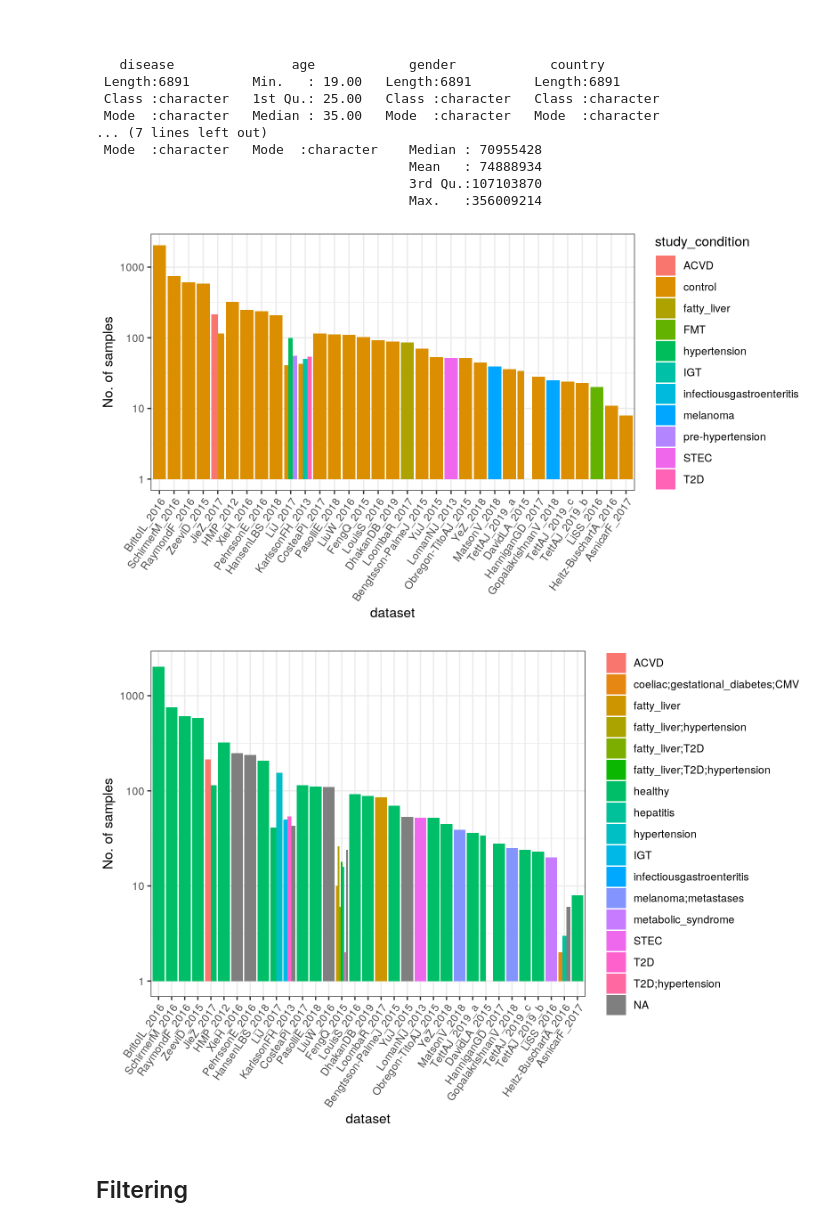
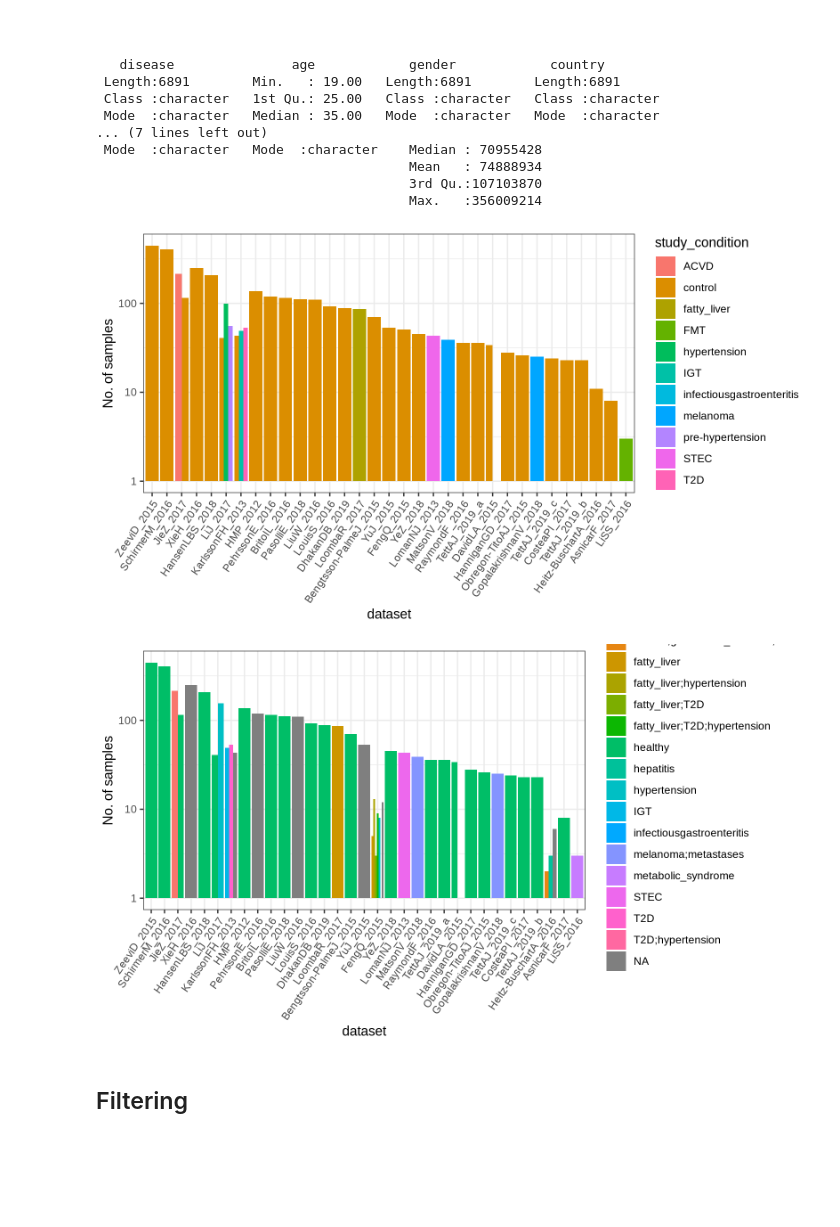
Before and after one commit to leylabmpi/global_metagenome_diversity, a Jupyter notebook: ipynb/01_data_explore/01_metadata_summary.ipynb, the cells around one changed output. Cells and saved outputs as stored; diff of their text form; code cells hidden in the pictures; blank space fills up the shorter version.

```diff
--- a/ipynb/01_data_explore/01_metadata_summary.ipynb
+++ b/ipynb/01_data_explore/01_metadata_summary.ipynb
@@ -9,16 +9,18 @@
 # Var
 # %%
 # base directory
-base_dir = '/ebio/abt3_projects/small_projects/nyoungblut/public_data_retireval/'
+base_dir = '/ebio/abt3_projects2/global_metagenome_diversity/data/public_data_retireval/'
+#base_dir = '/ebio/abt3_projects/small_projects/nyoungblut/public_data_retireval/'
 # output directory
-out_dir = '/ebio/abt3_projects/databases_no-backup/curatedMetagenomicData/global_metagenomes/diversity/'
+out_dir = '/ebio/abt3_projects2/global_metagenome_diversity/data/'
+#out_dir = '/ebio/abt3_projects/databases_no-backup/curatedMetagenomicData/global_metagenomes/diversity/'
 # metadata
 metadata_file = file.path(base_dir, 'CurMetDat-metagenomes', 'files', 'metadata', 'Filtered_CurMetDat.tsv')
 # samples
 sample_file_dir = file.path(base_dir, 'CurMetDat-metagenomes', 'files', 'sample_files')
 
 # params
-threads = 16
+threads = 8
 # %% [markdown]
 # Init
 # %%
@@ -84,7 +68,7 @@ samples = sample_files %>%
     files_to_list(0) %>%
     lapply(Fread) %>%
     data.table::rbindlist(use.names=TRUE, idcol='dataset') %>%
-    dt_mutate(dataset = gsub('^[0-9]+_(.+)_samplefile.txt', '\\1', dataset))
+    mutate.(dataset = gsub('^[0-9]+_(.+)_samplefile.txt', '\\1', dataset))
 
 samples %>% unique_n('Samples', Sample)
 samples
@@ -116,8 +100,8 @@ union(x,y): 37
 # %%
 # joining samples + metadata
 samples = samples %>%
-    dt_inner_join(meta %>% dt_rename('Sample'=sampleID, 'dataset'=dataset_name),
-                  by=c('Sample', 'dataset'))
+    inner_join.(meta %>% rename.('Sample'=sampleID, 'dataset'=dataset_name),
+                by=c('Sample', 'dataset'))
 
 samples %>% unique_n('Samples', Sample)
 samples
@@ -213,9 +199,11 @@ samples %>%
 # %%
 # study condition
 p = samples %>%
-    dt_mutate(n_samples = length(study_condition), by=list(dataset)) %>%
-    dt_count(study_condition, by=list(dataset, n_samples)) %>%
-    dt_mutate(dataset = reorder(dataset, -n_samples)) %>%
+    mutate.(n_samples = Sample %>% unique %>% length,
+            .by=c(dataset)) %>%
+    summarize.(N = Sample %>% unique %>% length,
+               .by=c(study_condition, dataset, n_samples)) %>%
+    mutate.(dataset = reorder(dataset, -n_samples)) %>%
     ggplot(aes(dataset, N, fill=study_condition)) +
     geom_bar(stat='identity', position='dodge') +
     scale_y_log10() +
@@ -228,26 +216,28 @@ p = samples %>%
 p.dims(8,4.5)
 plot(p)
 # %% [output]
-[figure, old version]
+[figure, new version]
 # %%
 # disease
 p = samples %>%
-    dt_mutate(n_samples = length(disease), by=list(dataset)) %>%
-    dt_count(disease, by=list(dataset, n_samples)) %>%
-    dt_mutate(dataset = reorder(dataset, -n_samples)) %>%
+    mutate.(n_samples = Sample %>% unique %>% length,
+            .by=c(dataset)) %>%
+    summarize.(N = Sample %>% unique %>% length,
+               .by=c(disease, dataset, n_samples)) %>%
+    mutate.(dataset = reorder(dataset, -n_samples)) %>%
     ggplot(aes(dataset, N, fill=disease)) +
     geom_bar(stat='identity', position='dodge') +
     scale_y_log10() +
     labs(y='No. of samples') +
     theme_bw() +
     theme(
        axis.text.x = element_text(angle=55, hjust=1)
     )
 
-p.dims(8,5.5)
+p.dims(8,4.5)
 plot(p)
 # %% [output]
-[figure, old version]
+[figure, new version]
 # %% [markdown]
 ## Filtering
 # %%
```
Also changed, not shown: parts of 22 cells of this notebook, 5 other files.
